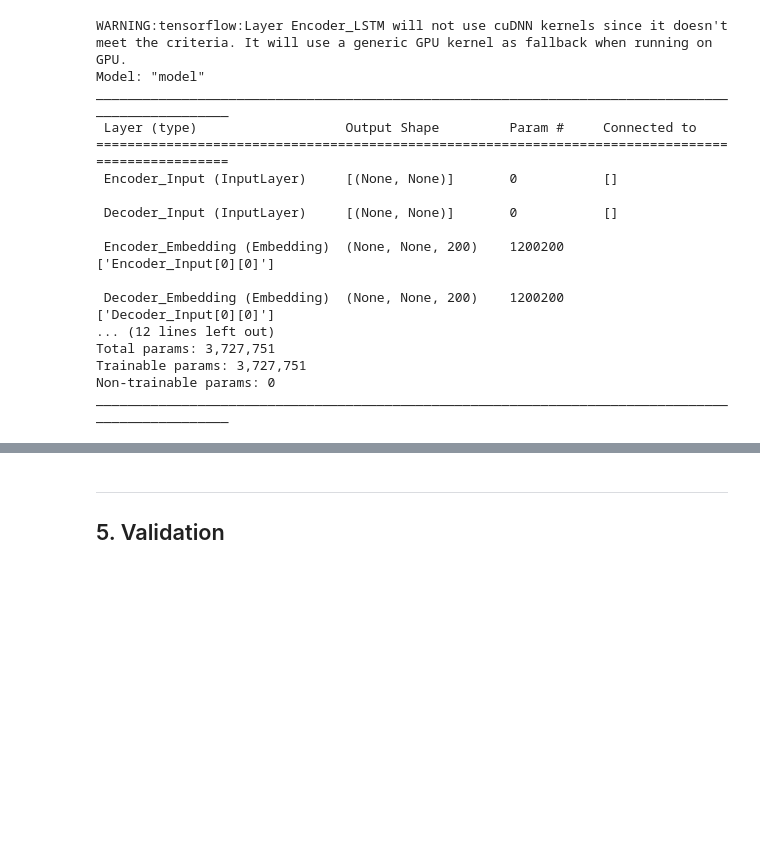
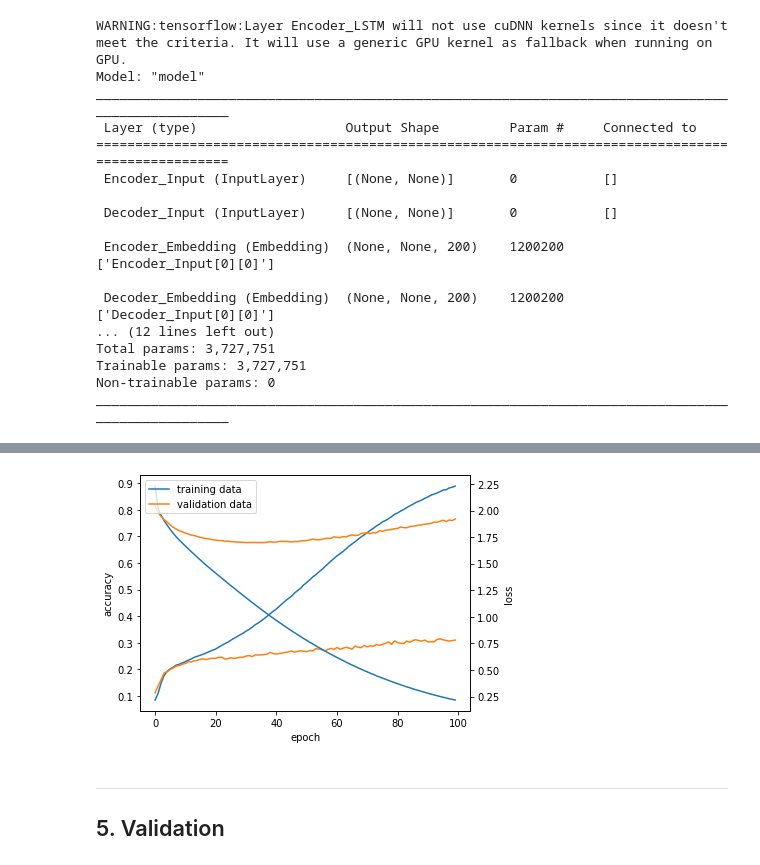
Before and after one commit to benschlup/csck507_team_a, a Jupyter notebook: CSCK507_Team_A_WikiQA_Chatbot_1.ipynb, the cells around one changed output, grey strips where cells are left out. Drawn from its saved outputs; the diff is of its cells as text; code cells hidden in the pictures; blank space fills up the shorter version.

```diff
--- a/CSCK507_Team_A_WikiQA_Chatbot_1.ipynb
+++ b/CSCK507_Team_A_WikiQA_Chatbot_1.ipynb
@@ -318,8 +328,8 @@ ________________________________________________________________________________
 # %%
 # Model training
 
-model.fit([train_encoder_input_data, train_decoder_input_data], train_decoder_output_data,
-          validation_data=([val_encoder_input_data, val_decoder_input_data], val_decoder_output_data),
-          batch_size=batch_size, epochs=number_of_epochs)
+history = model.fit([train_encoder_input_data, train_decoder_input_data], train_decoder_output_data,
+                     validation_data=([val_encoder_input_data, val_decoder_input_data], val_decoder_output_data),
+                     batch_size=batch_size, epochs=number_of_epochs)
 # %% [output]
 Epoch 1/100
@@ -343,6 +352,28 @@ Epoch 100/100
 # %%
 # Optionally save model weights to file:
 #model.save('/content/drive/MyDrive/CSCK507_Team_A/qa_model.h5')
+# %%
+# Visualise training progress
+fig, ax1 = plt.subplots()
+
+color = 'tab:red'
+ax1.set_xlabel('epoch')
+ax1.set_ylabel('accuracy')
+plt.plot(history.history['accuracy'])
+plt.plot(history.history['val_accuracy'])
+ax1.tick_params(axis='y')
+
+ax2 = ax1.twinx()
+ax2.set_ylabel('loss')
+plt.plot(history.history['loss'])
+plt.plot(history.history['val_loss'])
+ax2.tick_params(axis='y')
+
+fig.tight_layout()
+plt.legend(['training data', 'validation data'], loc='upper left')
+plt.show()
+# %% [output]
+[figure, added]
 # %% [markdown]
 ---
 ## 5. Validation
```
Also changed, not shown: parts of 9 cells of this notebook.
